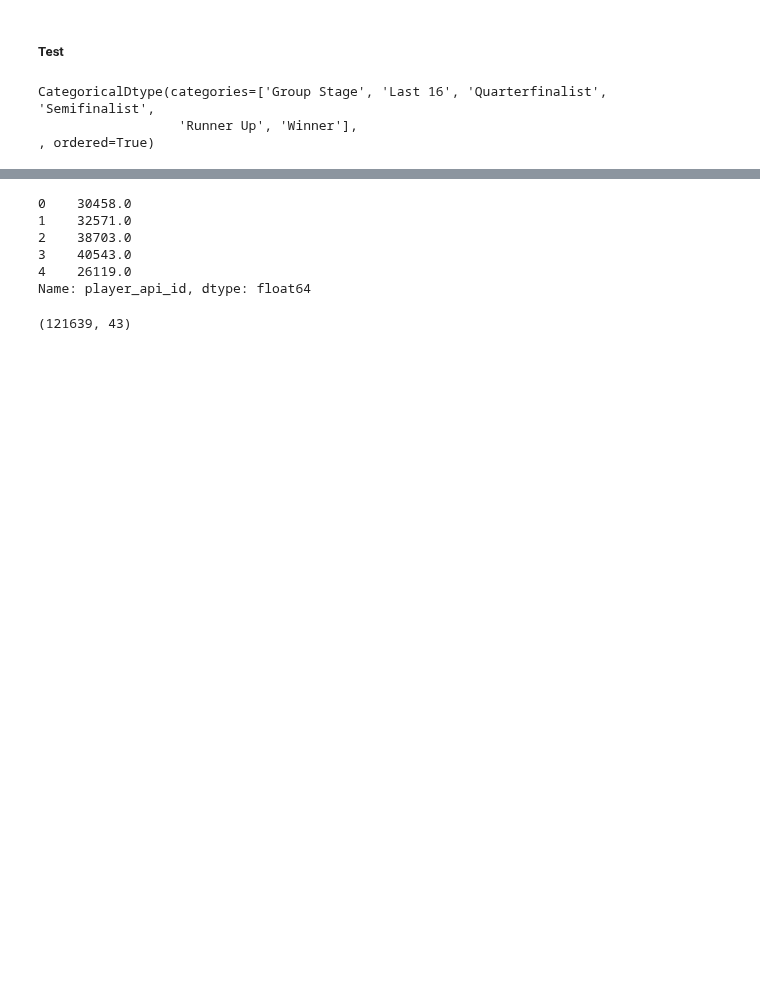
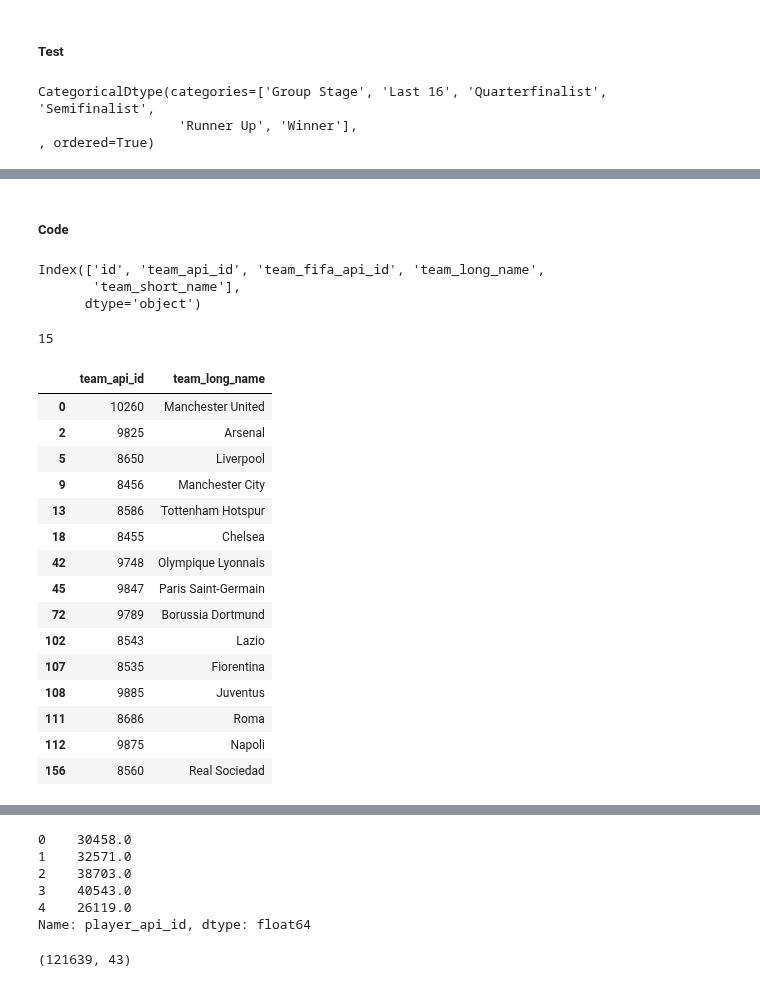
Before and after one commit to CodeWithOz/the-best-league, a Jupyter notebook: gather.ipynb, the cells around one changed output, grey strips where cells are left out. Cells and saved outputs as stored; diff of their text form; code cells hidden in the pictures; blank space fills up the shorter version.

Commit message:
Add team api id to champs league table

```diff
--- a/gather.ipynb
+++ b/gather.ipynb
@@ -1805,0 +1815,31 @@ CategoricalDtype(categories=['Group Stage', 'Last 16', 'Quarterfinalist', 'Semif
+# %% [markdown]
+##### Code
+# %%
+teams_df_clean.columns
+# %% [output]
+Index(['id', 'team_api_id', 'team_fifa_api_id', 'team_long_name',
+       'team_short_name'],
+      dtype='object')
+# %%
+teams_df_clean.team_long_name.isin(champs_league_hist_df_clean.team_name.unique()).sum()
+# %% [output]
+15
+# %%
+teams_df_clean[teams_df_clean.team_long_name.isin(champs_league_hist_df_clean.team_name.unique())][["team_api_id", "team_long_name"]]
+# %% [output]
+|  | team_api_id | team_long_name |
+| 0 | 10260 | Manchester United |
+| 2 | 9825 | Arsenal |
+| 5 | 8650 | Liverpool |
+| 9 | 8456 | Manchester City |
+| 13 | 8586 | Tottenham Hotspur |
+| 18 | 8455 | Chelsea |
+| 42 | 9748 | Olympique Lyonnais |
+| 45 | 9847 | Paris Saint-Germain |
+| 72 | 9789 | Borussia Dortmund |
+| 102 | 8543 | Lazio |
+| 107 | 8535 | Fiorentina |
+| 108 | 9885 | Juventus |
+| 111 | 8686 | Roma |
+| 112 | 9875 | Napoli |
+| 156 | 8560 | Real Sociedad |
```
Also changed, not shown: parts of 26 cells of this notebook.
